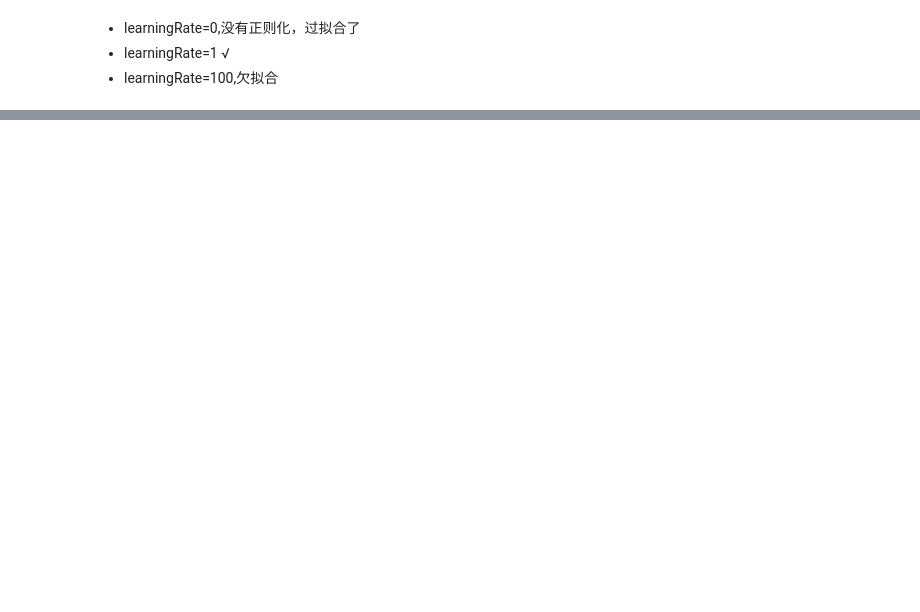
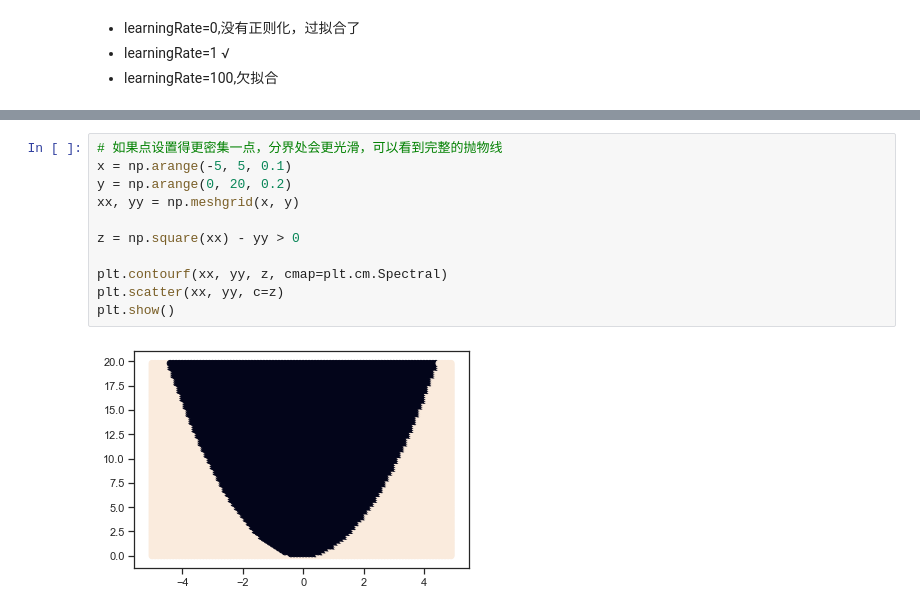
Before and after one commit to Apotosome/NoteBook, a Jupyter notebook: Machine Learning/吴恩达课后练习/ex2 逻辑回归/逻辑回归.ipynb, the cells around one changed output, grey strips where cells are left out. Drawn from its saved outputs; the diff is of its cells as text; blank space fills up the shorter version.

```diff
--- a/Machine Learning/吴恩达课后练习/ex2 逻辑回归/逻辑回归.ipynb
+++ b/Machine Learning/吴恩达课后练习/ex2 逻辑回归/逻辑回归.ipynb
@@ -837,0 +866,13 @@ plt.show()
+# %%
+# 如果点设置得更密集一点，分界处会更光滑，可以看到完整的抛物线
+x = np.arange(-5, 5, 0.1)
+y = np.arange(0, 20, 0.2)
+xx, yy = np.meshgrid(x, y)
+
+z = np.square(xx) - yy > 0
+
+plt.contourf(xx, yy, z, cmap=plt.cm.Spectral)
+plt.scatter(xx, yy, c=z)
+plt.show()
+# %% [output]
+[figure, added]
```
Also changed, not shown: parts of 11 cells of this notebook, 23 other files.
